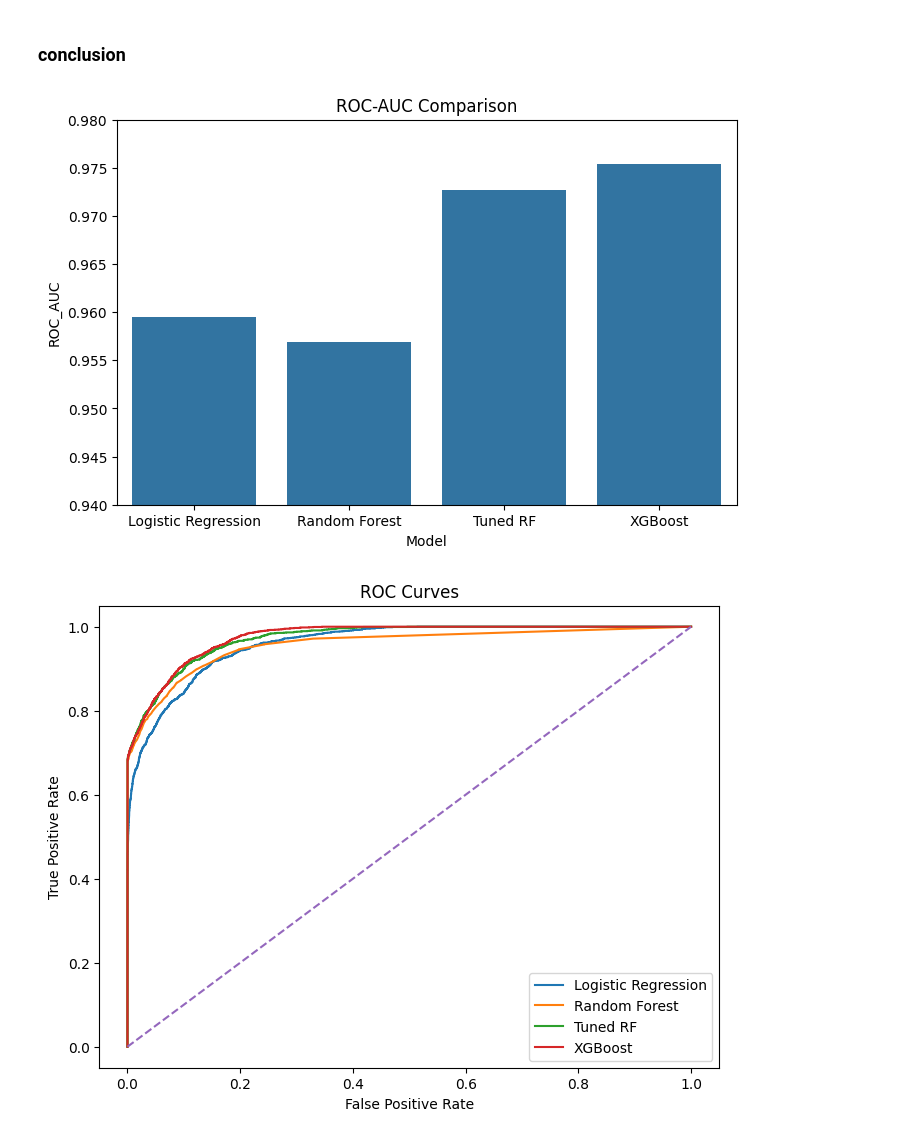
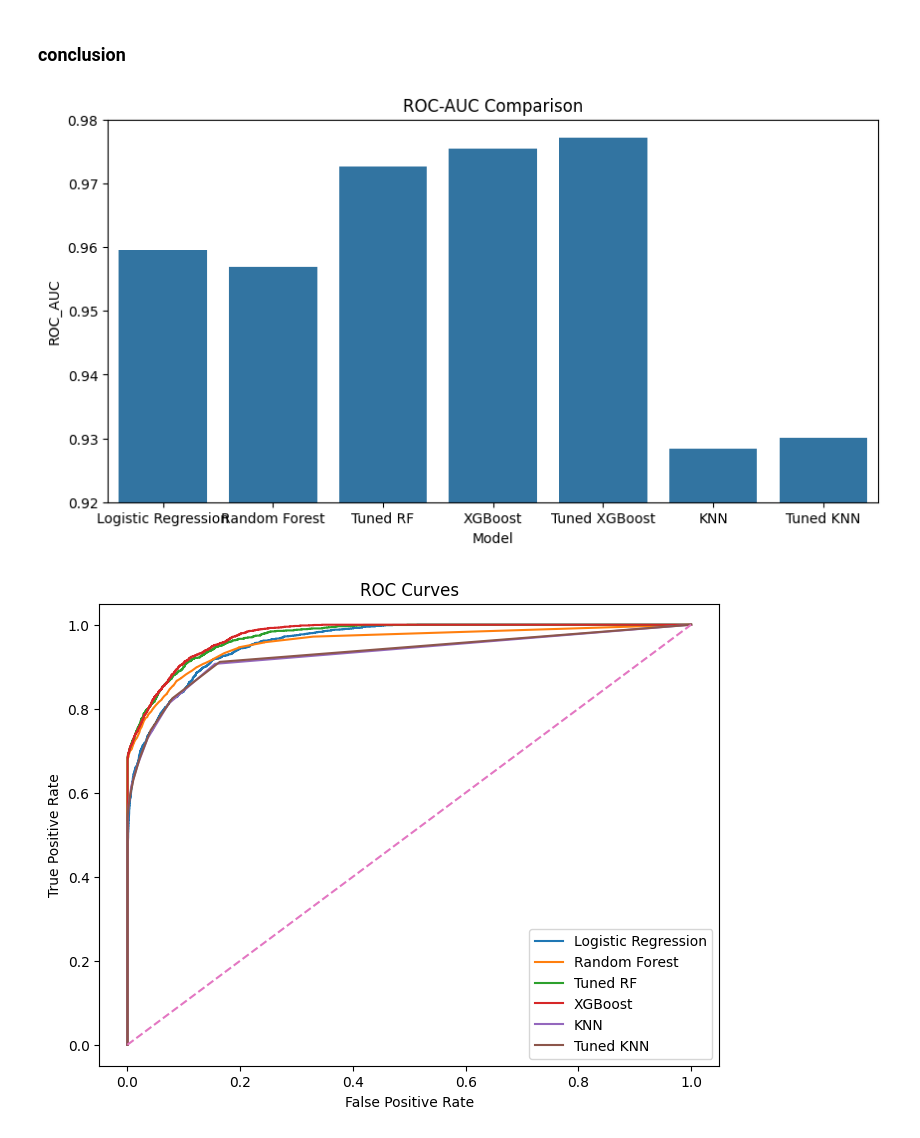
Before and after one commit to mosijituo049/diabetes_prediction, a Jupyter notebook: notebooks/models_evaluation.ipynb, the cells around one changed output. Saved outputs shown, nothing was run; the diff lists cells and outputs as text; code cells hidden in the pictures.

```diff
--- a/notebooks/models_evaluation.ipynb
+++ b/notebooks/models_evaluation.ipynb
@@ -229,33 +347,39 @@ roc_auc_score: 0.975440568863081
 # %%
 results = pd.DataFrame({
     'Model': [
         'Logistic Regression',
         'Random Forest',
         'Tuned RF',
-        'XGBoost'
+        'XGBoost',
+        'Tuned XGBoost',
+        'KNN',
+        'Tuned KNN'
     ],
     'ROC_AUC': [
         0.9595,
         0.9569,
         0.9727,
-        0.9754
+        0.9754,
+        0.9772,
+        0.9283,
+        0.9301
     ]
 })
 
-plt.figure(figsize=(8,5))
+plt.figure(figsize=(10,5))
 
 sns.barplot(
     data=results,
     x='Model',
     y='ROC_AUC'
 )
 
 plt.title('ROC-AUC Comparison')
-plt.ylim(0.94, 0.98)
+plt.ylim(0.92, 0.98)
 
 plt.show()
 # %% [output]
-[figure, old version]
+[figure, new version]
 # %%
 fpr_lr, tpr_lr, _ = roc_curve(y_test, lr_prob)
 
@@ -264,6 +388,11 @@ fpr_rf, tpr_rf, _ = roc_curve(y_test, rf_prob)
 fpr_tuned, tpr_tuned, _ = roc_curve(y_test, tuned_rf_prob)
 
 fpr_xgb, tpr_xgb, _ = roc_curve(y_test, xgb_prob)
+fpr_txgb, tpr_txgb, _ = roc_curve(y_test, txgb_prob)
+
+fpr_knn, tpr_knn, _ = roc_curve(y_test, knn_prob)
+
+fpr_tuned_knn, tpr_tuned_knn, _ = roc_curve(y_test, tuned_knn_prob)
 
 plt.figure(figsize=(8,6))
 
@@ -292,6 +421,18 @@ plt.plot(
 )
 
 plt.plot(
+    fpr_knn,
+    tpr_knn,
+    label='KNN'
+)
+
+plt.plot(
+    fpr_tuned_knn,
+    tpr_tuned_knn,
+    label='Tuned KNN'
+)
+
+plt.plot(
     [0,1],
     [0,1],
     linestyle='--'
@@ -306,7 +447,7 @@ plt.legend()
 
 plt.show()
 # %% [output]
-[figure, old version]
+[figure, new version]
 # %%
 importance_df = pd.DataFrame({
     'Feature': X_train.columns,
```
Also changed, not shown: parts of 14 cells of this notebook, 3 other files.
